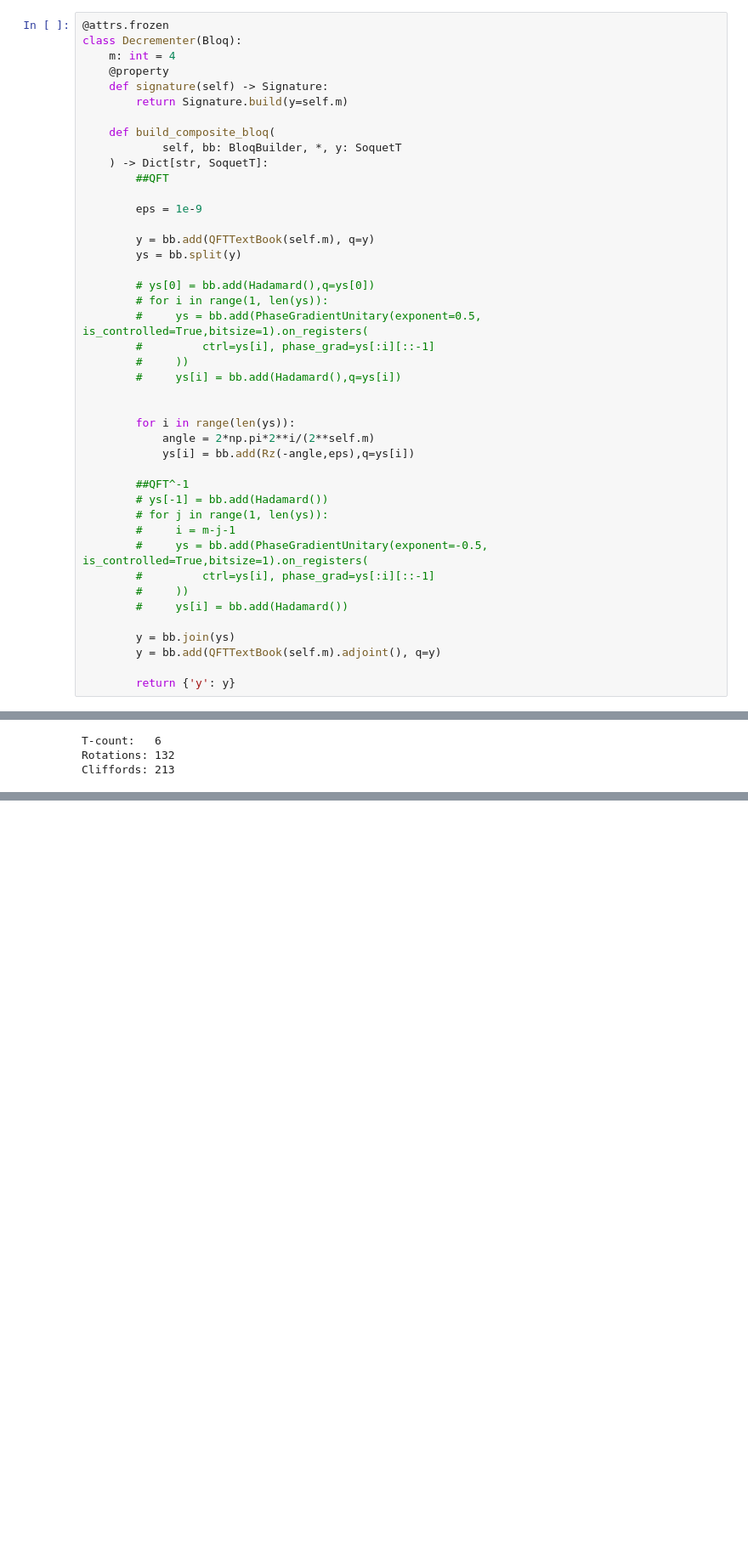
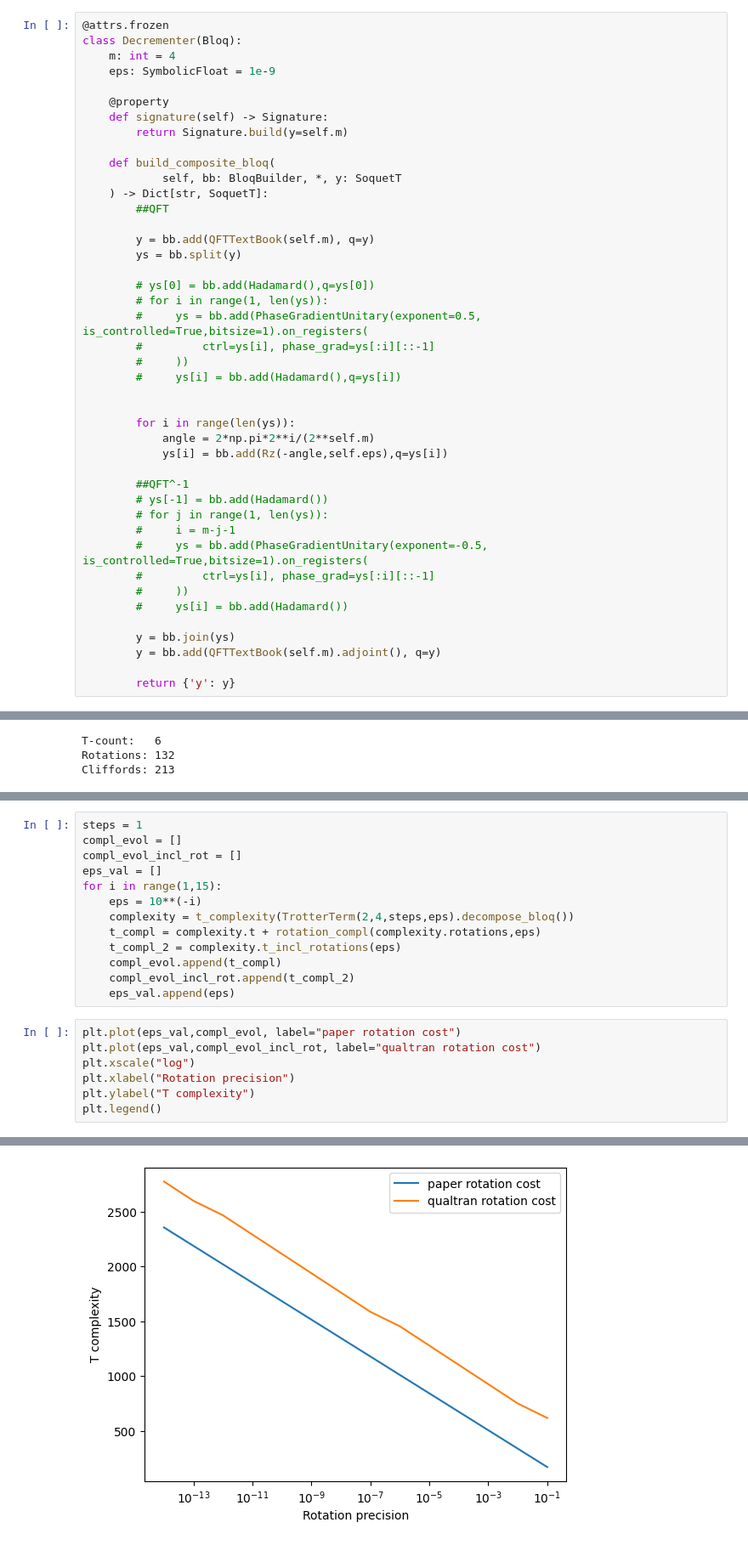
Before and after one commit to mmaneyro/Schwinger_model, a Jupyter notebook: Schwinger_model.ipynb, the cells around one changed output, grey strips where cells are left out. Shown: that part at 85% size. Drawn from its saved outputs; the diff is of its cells as text; blank space fills up the shorter version.

```diff
--- a/Schwinger_model.ipynb
+++ b/Schwinger_model.ipynb
@@ -80,6 +83,8 @@ Cliffords: 14
 @attrs.frozen
 class Decrementer(Bloq):
     m: int = 4
+    eps: SymbolicFloat = 1e-9
+
     @property
     def signature(self) -> Signature:
         return Signature.build(y=self.m)
@@ -88,8 +93,6 @@ class Decrementer(Bloq):
             self, bb: BloqBuilder, *, y: SoquetT
     ) -> Dict[str, SoquetT]:
         ##QFT
-
-        eps = 1e-9
 
         y = bb.add(QFTTextBook(self.m), q=y)
         ys = bb.split(y)
@@ -104,7 +107,7 @@ class Decrementer(Bloq):
 
         for i in range(len(ys)):
             angle = 2*np.pi*2**i/(2**self.m)
-            ys[i] = bb.add(Rz(-angle,eps),q=ys[i])
+            ys[i] = bb.add(Rz(-angle,self.eps),q=ys[i])
 
         ##QFT^-1
         # ys[-1] = bb.add(Hadamard())
@@ -336,0 +370,21 @@ Trotter Term counts
+# %%
+steps = 1
+compl_evol = []
+compl_evol_incl_rot = []
+eps_val = []
+for i in range(1,15):
+    eps = 10**(-i)
+    complexity = t_complexity(TrotterTerm(2,4,steps,eps).decompose_bloq())
+    t_compl = complexity.t + rotation_compl(complexity.rotations,eps)
+    t_compl_2 = complexity.t_incl_rotations(eps)
+    compl_evol.append(t_compl)
+    compl_evol_incl_rot.append(t_compl_2)
+    eps_val.append(eps)
+# %%
+plt.plot(eps_val,compl_evol, label="paper rotation cost")
+plt.plot(eps_val,compl_evol_incl_rot, label="qualtran rotation cost")
+plt.xscale("log")
+plt.xlabel("Rotation precision")
+plt.ylabel("T complexity")
+plt.legend()
+# %% [output]
@@ -336,0 +392 @@ Trotter Term counts
+[figure, added]
```
Also changed, not shown: parts of 18 cells of this notebook.
